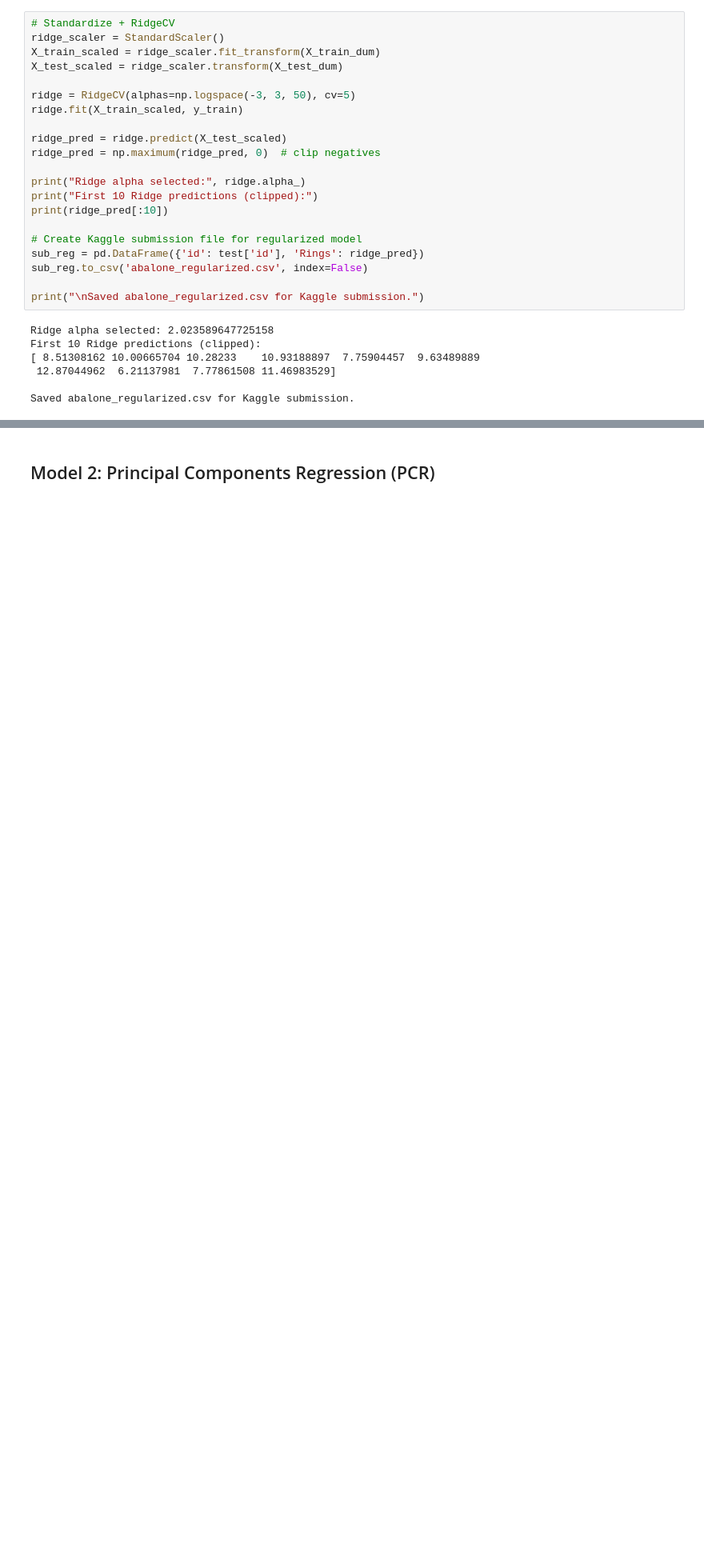
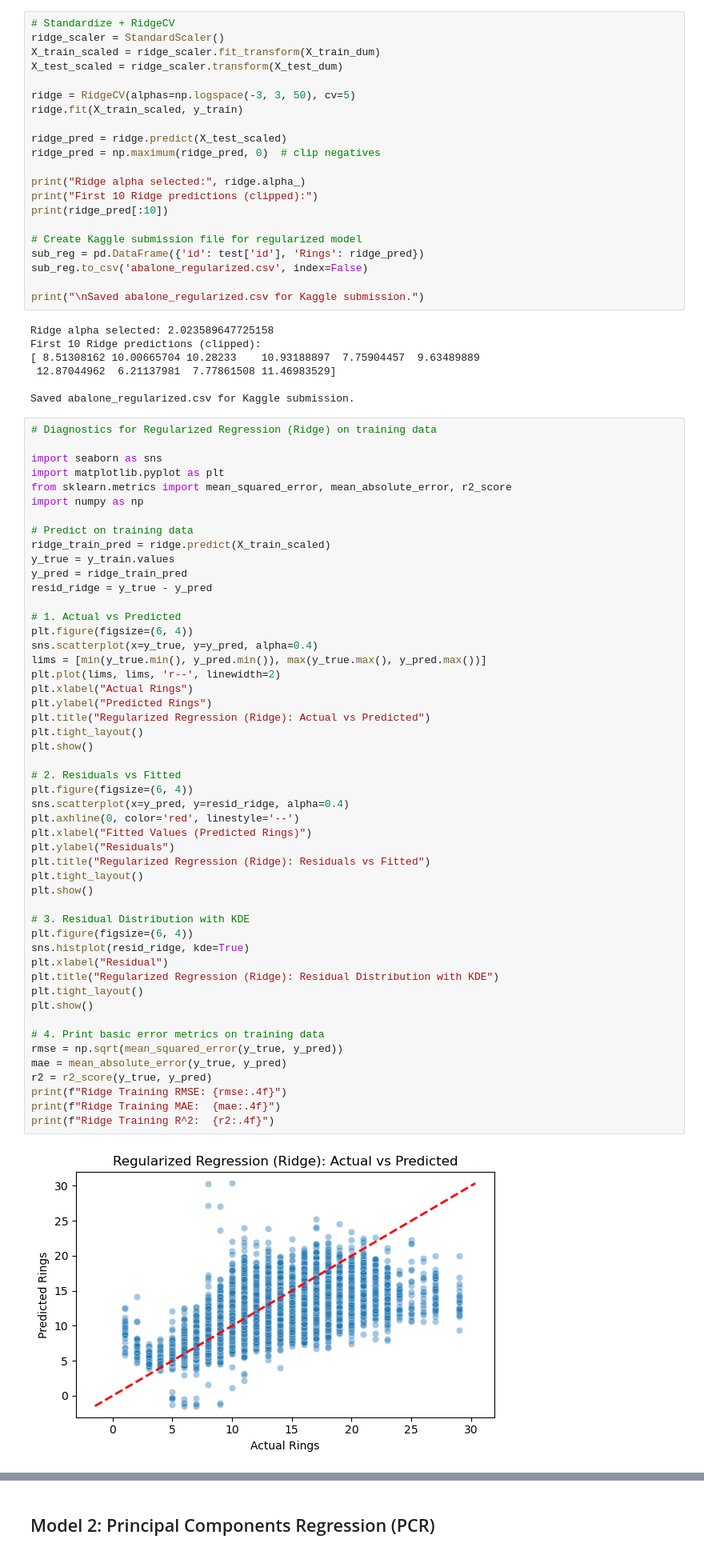
Before and after one commit to alburybloom/DDS8555-3, a Jupyter notebook: Albury-BloomADDS8555-3.ipynb, the cells around one changed output, grey strips where cells are left out. Shown: that part at 80% size. Cells and saved outputs as stored; diff of their text form; blank space fills up the shorter version.

```diff
--- a/Albury-BloomADDS8555-3.ipynb
+++ b/Albury-BloomADDS8555-3.ipynb
@@ -313,3 +313,55 @@ First 10 Ridge predictions (clipped):
  12.87044962  6.21137981  7.77861508 11.46983529]
 
 Saved abalone_regularized.csv for Kaggle submission.
+# %%
+# Diagnostics for Regularized Regression (Ridge) on training data
+
+import seaborn as sns
+import matplotlib.pyplot as plt
+from sklearn.metrics import mean_squared_error, mean_absolute_error, r2_score
+import numpy as np
+
+# Predict on training data
+ridge_train_pred = ridge.predict(X_train_scaled)
+y_true = y_train.values
+y_pred = ridge_train_pred
+resid_ridge = y_true - y_pred
+
+# 1. Actual vs Predicted
+plt.figure(figsize=(6, 4))
+sns.scatterplot(x=y_true, y=y_pred, alpha=0.4)
+lims = [min(y_true.min(), y_pred.min()), max(y_true.max(), y_pred.max())]
+plt.plot(lims, lims, 'r--', linewidth=2)
+plt.xlabel("Actual Rings")
+plt.ylabel("Predicted Rings")
+plt.title("Regularized Regression (Ridge): Actual vs Predicted")
+plt.tight_layout()
+plt.show()
+
+# 2. Residuals vs Fitted
+plt.figure(figsize=(6, 4))
+sns.scatterplot(x=y_pred, y=resid_ridge, alpha=0.4)
+plt.axhline(0, color='red', linestyle='--')
+plt.xlabel("Fitted Values (Predicted Rings)")
+plt.ylabel("Residuals")
+plt.title("Regularized Regression (Ridge): Residuals vs Fitted")
+plt.tight_layout()
+plt.show()
+
+# 3. Residual Distribution with KDE
+plt.figure(figsize=(6, 4))
+sns.histplot(resid_ridge, kde=True)
+plt.xlabel("Residual")
+plt.title("Regularized Regression (Ridge): Residual Distribution with KDE")
+plt.tight_layout()
+plt.show()
+
+# 4. Print basic error metrics on training data
+rmse = np.sqrt(mean_squared_error(y_true, y_pred))
+mae = mean_absolute_error(y_true, y_pred)
+r2 = r2_score(y_true, y_pred)
+print(f"Ridge Training RMSE: {rmse:.4f}")
+print(f"Ridge Training MAE:  {mae:.4f}")
+print(f"Ridge Training R^2:  {r2:.4f}")
+# %% [output]
+[figure, added]
```
Also changed, not shown: parts of 2 cells of this notebook, 1 other file.
